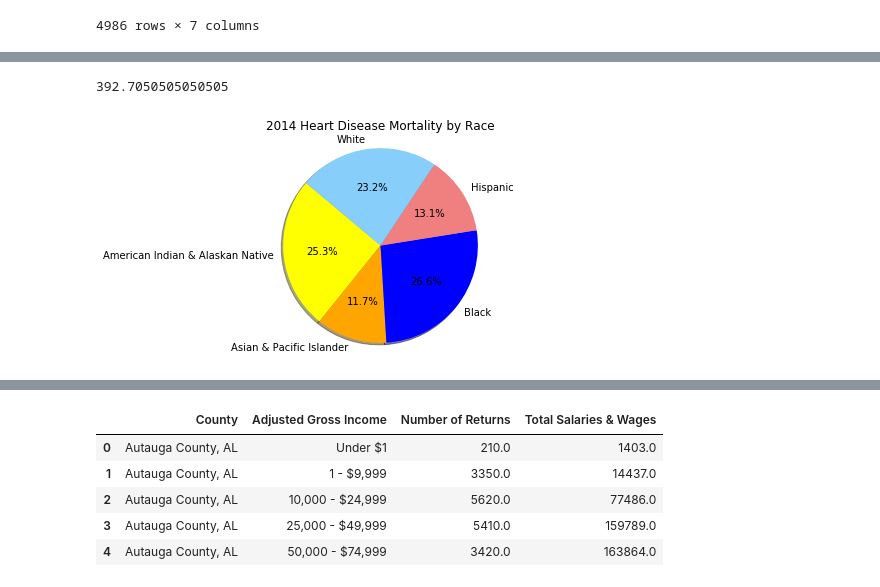
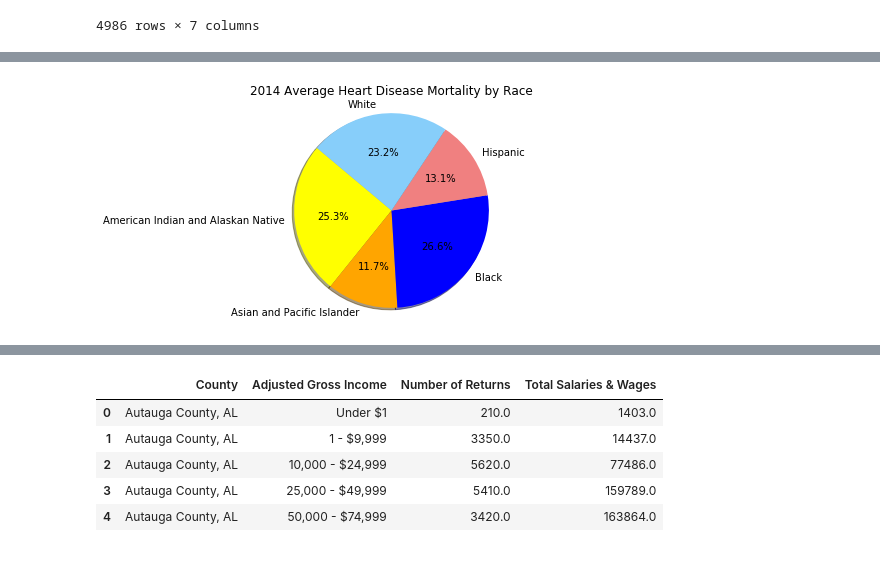
Before and after one commit to patrickmheembrock/ProjectRepo, a Jupyter notebook: Patricks Updates/Data Analysis Notebook - Pie Graphs.ipynb, the cells around one changed output, grey strips where cells are left out. Drawn from its saved outputs; the diff is of its cells as text; code cells hidden in the pictures.

```diff
--- a/Patricks Updates/Data Analysis Notebook - Pie Graphs.ipynb
+++ b/Patricks Updates/Data Analysis Notebook - Pie Graphs.ipynb
@@ -69,13 +84,11 @@ sample_counties.sort_values("County")
 # %%
-#Pulling Mortality Rates by Gender to Build Pie Chart Visualizations
+#Pulling TOTAL Mortality Rates by Gender to Build Pie Chart Visualizations
+genders = ["Male", "Female"]
+gender_mort = []
 
-#Overall Male Mortality
-overall_male = sample_counties.groupby(["Gender"]).get_group(("Male"))
-tot_male = overall_male[(overall_male["Gender"] == "Male") &  (overall_male["Race/Ethnicity"] == "Overall")]
-tot_male = tot_male["Deaths per 100,000"].sum()
-
-#Overall Female Mortality
-overall_female = sample_counties.groupby(["Gender"]).get_group(("Female"))
-tot_female = overall_female[(overall_female["Gender"] == "Female") &  (overall_female["Race/Ethnicity"] == "Overall")]
-tot_female = tot_female["Deaths per 100,000"].sum()
+for gender in genders:
+        mort = sample_counties.groupby(["Gender"]).get_group((gender))
+        tot_mort = mort[(mort["Gender"] == gender) &  (mort["Race/Ethnicity"] == "Overall")]
+        tot_mort = tot_mort["Deaths per 100,000"].sum()
+        gender_mort.append(tot_mort)
 # %%
@@ -104,52 +111,26 @@ plt.savefig("Pie_Mortality_by_Gender.png")
-# %%
-#Pulling Mortality Rates by Race to Build Pie Chart Visualizations
-
-#American Indian and Alaskan Native Mortality
-aian_mort = sample_counties.groupby(["Race/Ethnicity"]).get_group(("American Indian and Alaskan Native"))
-tot_aian_mort = aian_mort[(aian_mort["Gender"] == "Overall") &  (aian_mort["Race/Ethnicity"] == "American Indian and Alaskan Native")]
-tot_aian_mort = tot_aian_mort["Deaths per 100,000"].mean()
-
-#Asian and Pacific Islander Mortality
-api_mort = sample_counties.groupby(["Race/Ethnicity"]).get_group(("Asian and Pacific Islander"))
-tot_api_mort = api_mort[(api_mort["Gender"] == "Overall") &  (api_mort["Race/Ethnicity"] == "Asian and Pacific Islander")]
-tot_api_mort = tot_api_mort["Deaths per 100,000"].mean()
-
-#Black Mortality
-blk_mort = sample_counties.groupby(["Race/Ethnicity"]).get_group(("Black"))
-tot_blk_mort = blk_mort[(blk_mort["Gender"] == "Overall") &  (blk_mort["Race/Ethnicity"] == "Black")]
-tot_blk_mort = tot_blk_mort["Deaths per 100,000"].mean()
-
-#Hispanic Mortality
-his_mort = sample_counties.groupby(["Race/Ethnicity"]).get_group(("Hispanic"))
-tot_his_mort = his_mort[(his_mort["Gender"] == "Overall") &  (his_mort["Race/Ethnicity"] == "Hispanic")]
-tot_his_mort = tot_his_mort["Deaths per 100,000"].mean()
-
-#White Mortality
-wht_mort = sample_counties.groupby(["Race/Ethnicity"]).get_group(("White"))
-tot_wht_mort = wht_mort[(wht_mort["Gender"] == "Overall") &  (wht_mort["Race/Ethnicity"] == "White")]
-tot_wht_mort = tot_wht_mort["Deaths per 100,000"].mean()
-# %% [output]
-392.7050505050505
+# %%
+#Pulling AVERAGE Mortality Rates by Race to Build Pie Chart Visualizations
+races = ["American Indian and Alaskan Native", "Asian and Pacific Islander", "Black", "Hispanic", "White"]
+race_mort = []
+
+for race in races:
+        mort = sample_counties.groupby(["Race/Ethnicity"]).get_group((race))
+        tot_mort = mort[(mort["Gender"] == "Overall") &  (mort["Race/Ethnicity"] == race)]
+        tot_mort = tot_mort["Deaths per 100,000"].mean()
+        race_mort.append(tot_mort)
 # %%
-## Labels for the sections of our pie chart
-labels = ["American Indian & Alaskan Native", "Asian & Pacific Islander", "Black", "Hispanic", "White"]
-
-# The values of each section of the pie chart
-sizes = [tot_aian_mort, tot_api_mort, tot_blk_mort, tot_his_mort, tot_wht_mort]
-
-# The colors of each section of the pie chart
 colors = ["yellow", "orange", "blue", "lightcoral", "lightskyblue"]
 
 # Creates the pie chart based upon the values above
 # Automatically finds the percentages of each part of the pie chart
-plt.pie(sizes, labels=labels, colors=colors,
+plt.pie(race_mort, labels=races, colors=colors,
         autopct="%1.1f%%", shadow=True, startangle=140)
-plt.title("2014 Heart Disease Mortality by Race")
+plt.title("2014 Average Heart Disease Mortality by Race")
 
 # Tells matplotlib that we want a pie chart with equal axes
 plt.axis("equal")
 
 # Save Figure
-plt.savefig("Pie_Mortality_by_Race.png")
+plt.savefig("Pie_Mortality_by_Race_Average.png")
 # %% [output]
-[figure, old version]
+[figure, new version]
```
Also changed, not shown: parts of 9 cells of this notebook, 6 other files.
